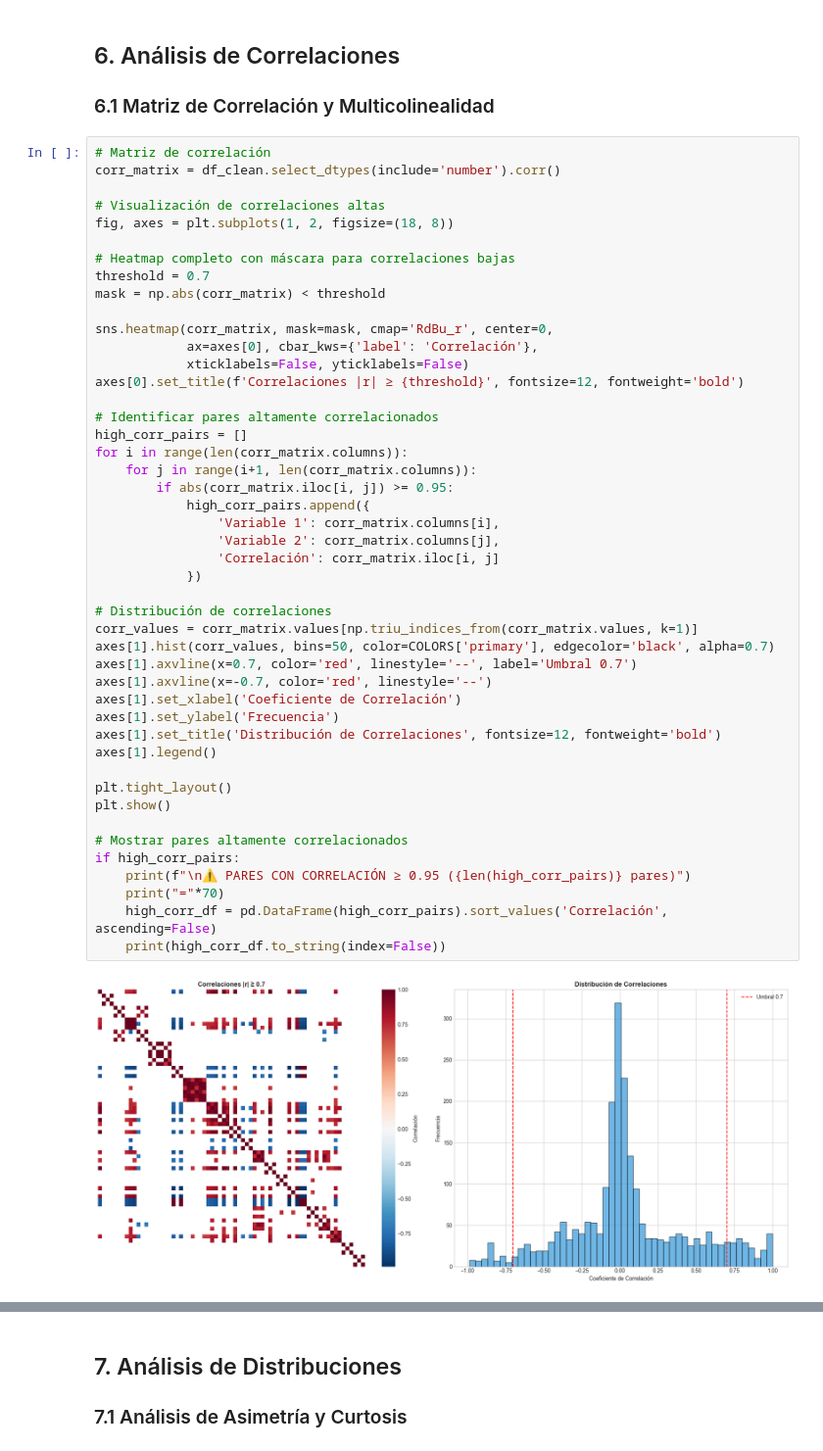
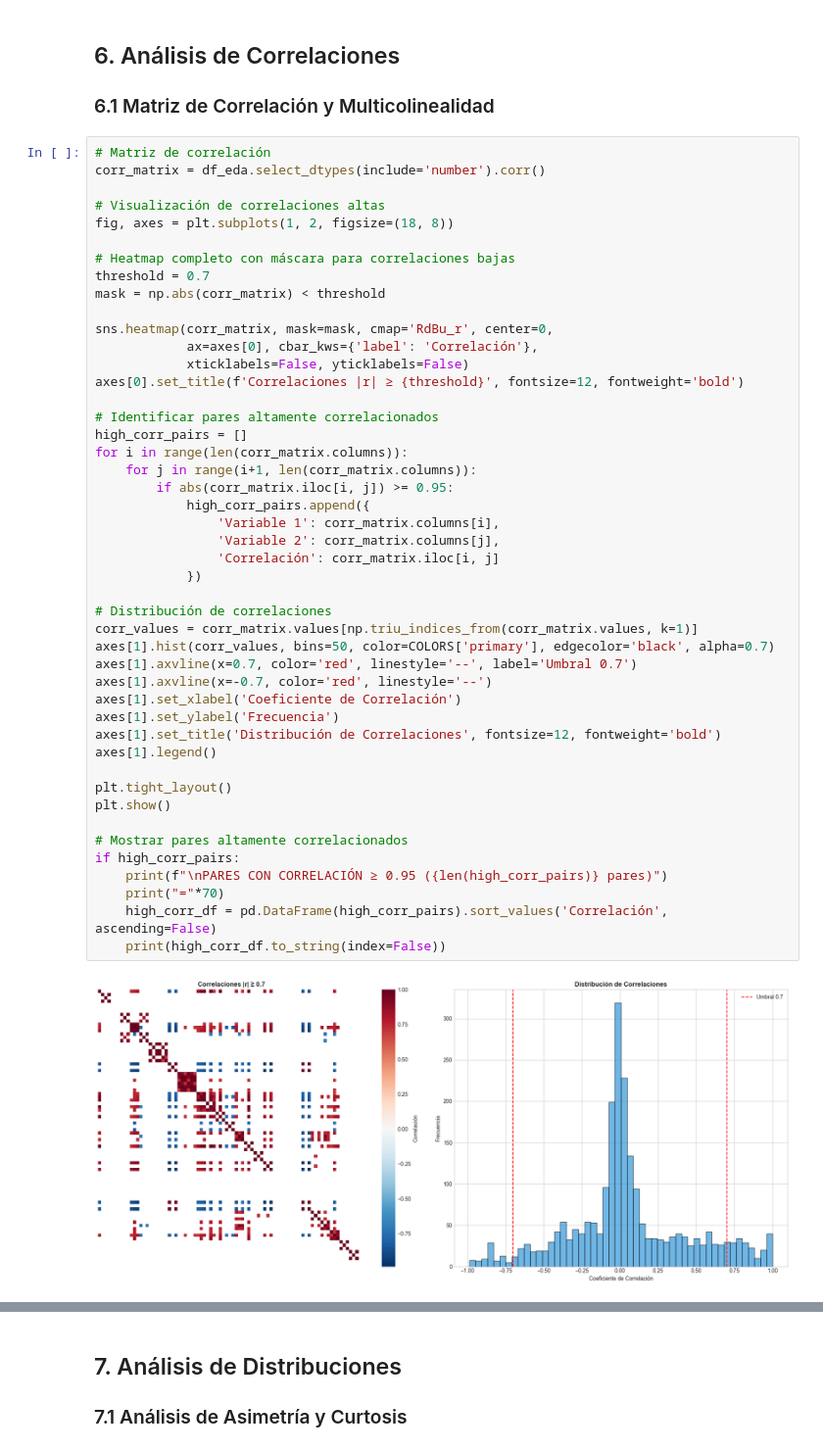
Before and after one commit to Grupo-MACC/ML_for_consul_poisoning, a Jupyter notebook: notebooks/01_eda_gabi.ipynb, the cells around one changed output, grey strips where cells are left out. Shown at 98% size. Cells and saved outputs as stored; diff of their text form.

```diff
--- a/notebooks/01_eda_gabi.ipynb
+++ b/notebooks/01_eda_gabi.ipynb
@@ -660,7 +606,7 @@ ELIMINACIÓN DE VARIABLES NO INFORMATIVAS
 ### 6.1 Matriz de Correlación y Multicolinealidad
 # %%
 # Matriz de correlación
-corr_matrix = df_clean.select_dtypes(include='number').corr()
+corr_matrix = df_eda.select_dtypes(include='number').corr()
 
 # Visualización de correlaciones altas
 fig, axes = plt.subplots(1, 2, figsize=(18, 8))
@@ -677,32 +623,32 @@ axes[0].set_title(f'Correlaciones |r| ≥ {threshold}', fontsize=12, fontweight=
 # Identificar pares altamente correlacionados
 high_corr_pairs = []
 for i in range(len(corr_matrix.columns)):
     for j in range(i+1, len(corr_matrix.columns)):
         if abs(corr_matrix.iloc[i, j]) >= 0.95:
             high_corr_pairs.append({
                 'Variable 1': corr_matrix.columns[i],
                 'Variable 2': corr_matrix.columns[j],
                 'Correlación': corr_matrix.iloc[i, j]
             })
 
 # Distribución de correlaciones
 corr_values = corr_matrix.values[np.triu_indices_from(corr_matrix.values, k=1)]
 axes[1].hist(corr_values, bins=50, color=COLORS['primary'], edgecolor='black', alpha=0.7)
 axes[1].axvline(x=0.7, color='red', linestyle='--', label='Umbral 0.7')
 axes[1].axvline(x=-0.7, color='red', linestyle='--')
 axes[1].set_xlabel('Coeficiente de Correlación')
 axes[1].set_ylabel('Frecuencia')
 axes[1].set_title('Distribución de Correlaciones', fontsize=12, fontweight='bold')
 axes[1].legend()
 
 plt.tight_layout()
 plt.show()
 
 # Mostrar pares altamente correlacionados
 if high_corr_pairs:
-    print(f"\n⚠️ PARES CON CORRELACIÓN ≥ 0.95 ({len(high_corr_pairs)} pares)")
+    print(f"\nPARES CON CORRELACIÓN ≥ 0.95 ({len(high_corr_pairs)} pares)")
     print("="*70)
     high_corr_df = pd.DataFrame(high_corr_pairs).sort_values('Correlación', ascending=False)
     print(high_corr_df.to_string(index=False))
 # %% [output]
-[figure, old version]
+[figure, new version]
```
Also changed, not shown: parts of 50 cells of this notebook, 1 other file.
